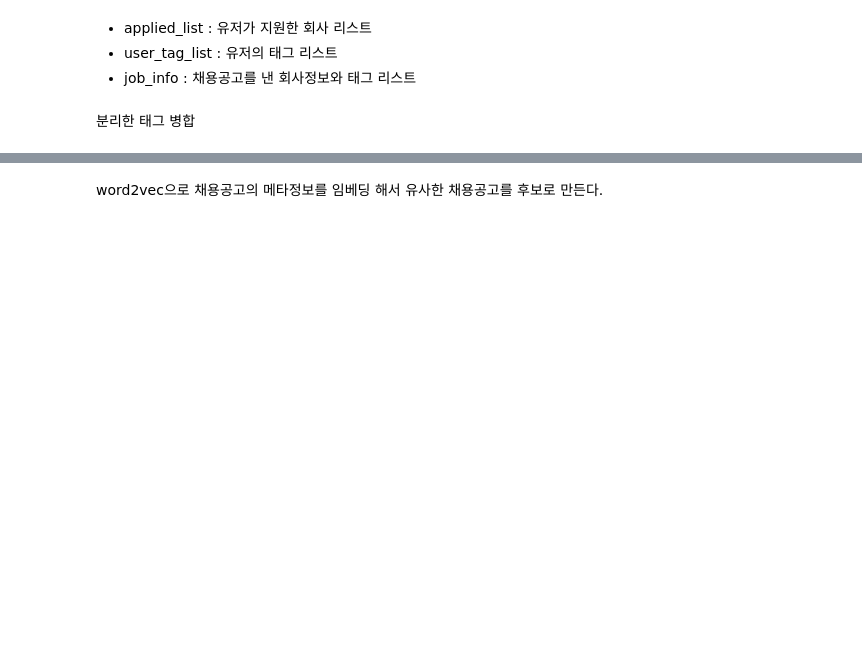
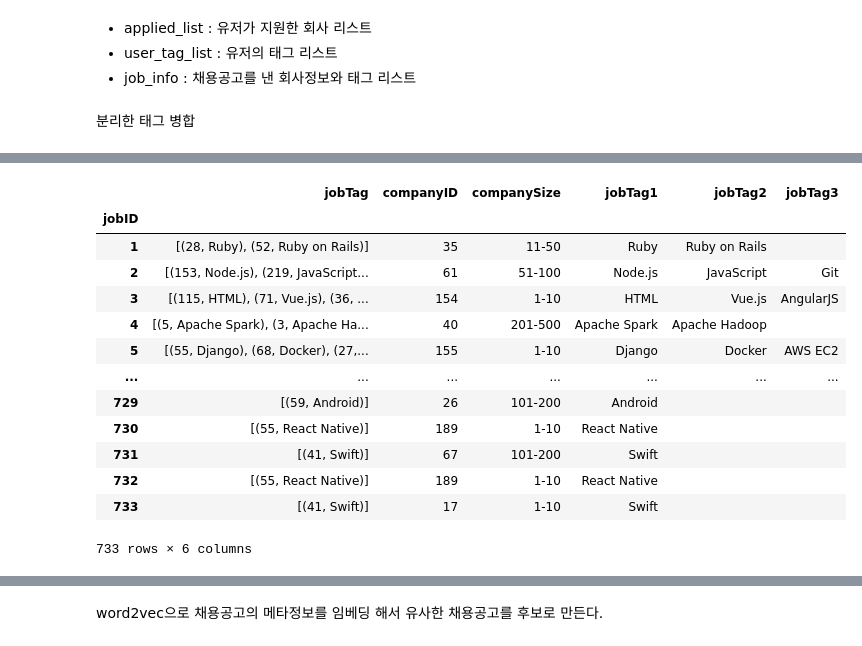
Before and after one commit to joniekwon/EDA_and_ML_DL_Projects, a Jupyter notebook: 채용공고추천/채용공고추천_EDA_&_전처리.ipynb, the cells around one changed output, grey strips where cells are left out. Cells and saved outputs as stored; diff of their text form; code cells hidden in the pictures; blank space fills up the shorter version.

```diff
--- a/채용공고추천/채용공고추천_EDA_&_전처리.ipynb
+++ b/채용공고추천/채용공고추천_EDA_&_전처리.ipynb
@@ -722 +720,19 @@ job_info
 733 rows × 6 columns
+# %%
+job_info_copy = job_info.fillna('')
+job_info_copy
+# %% [output]
+|  | jobTag | companyID | companySize | jobTag1 | jobTag2 | jobTag3 |
+| jobID |  |  |  |  |  |  |
+| 1 | [(28, Ruby), (52, Ruby on Rails)] | 35 | 11-50 | Ruby | Ruby on Rails |  |
+| 2 | [(153, Node.js), (219, JavaScript... | 61 | 51-100 | Node.js | JavaScript | Git |
+| 3 | [(115, HTML), (71, Vue.js), (36, ... | 154 | 1-10 | HTML | Vue.js | AngularJS |
+| 4 | [(5, Apache Spark), (3, Apache Ha... | 40 | 201-500 | Apache Spark | Apache Hadoop |  |
+| 5 | [(55, Django), (68, Docker), (27,... | 155 | 1-10 | Django | Docker | AWS EC2 |
+| ... | ... | ... | ... | ... | ... | ... |
+| 729 | [(59, Android)] | 26 | 101-200 | Android |  |  |
+| 730 | [(55, React Native)] | 189 | 1-10 | React Native |  |  |
+| 731 | [(41, Swift)] | 67 | 101-200 | Swift |  |  |
+| 732 | [(55, React Native)] | 189 | 1-10 | React Native |  |  |
+| 733 | [(41, Swift)] | 17 | 1-10 | Swift |  |  |
+733 rows × 6 columns
```
Also changed, not shown: parts of 17 cells of this notebook.
